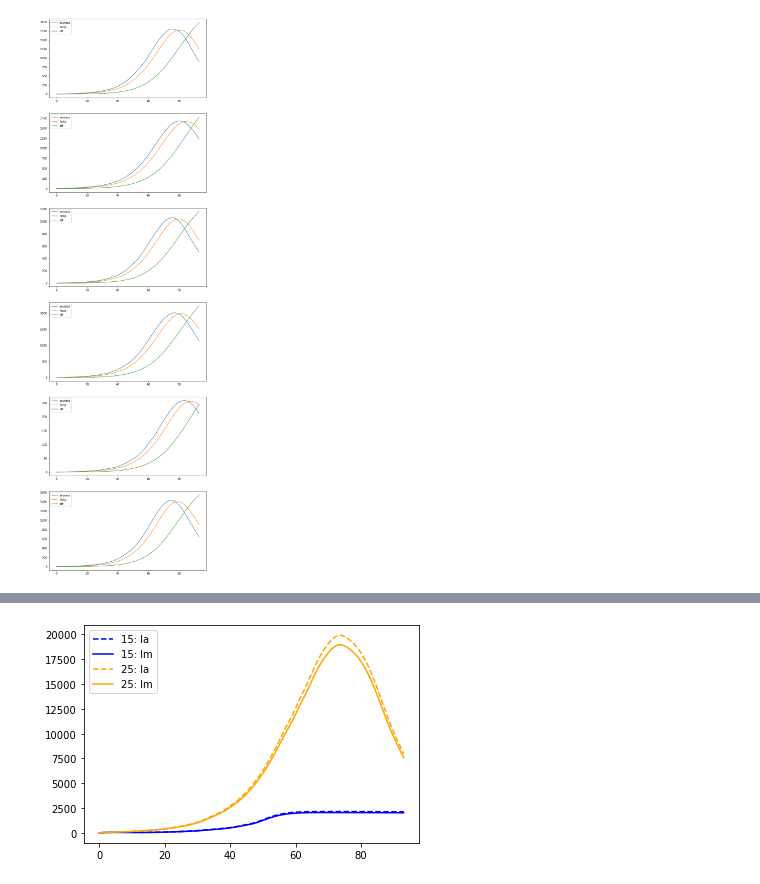
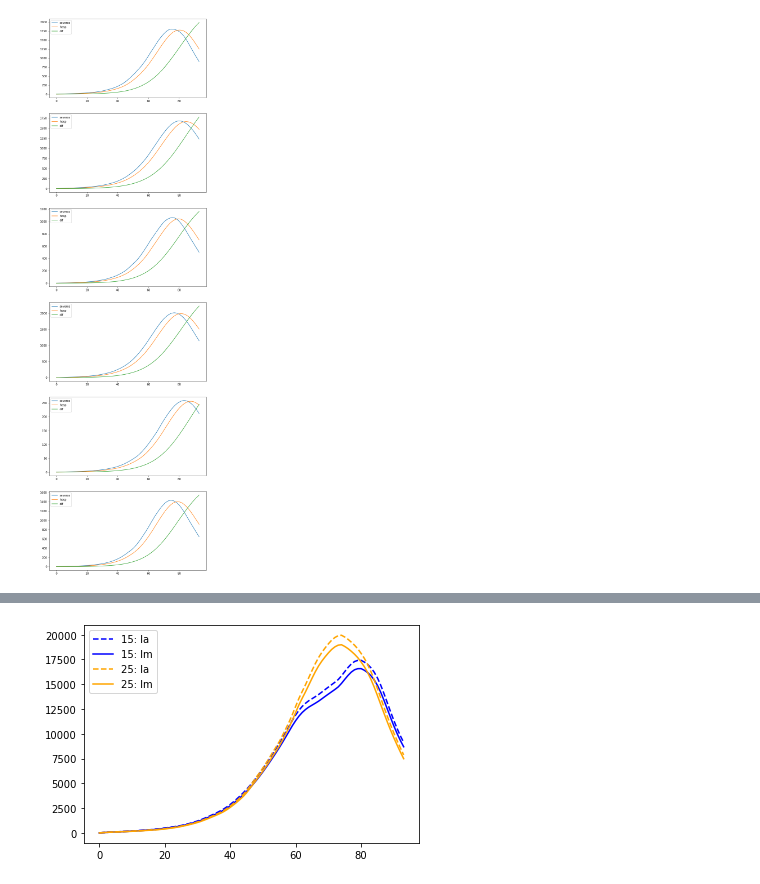
Before and after one commit to edtrelo/COVID19Model, a Jupyter notebook: src/model/casobase_reg.ipynb, the cells around one changed output, grey strips where cells are left out. Drawn from its saved outputs; the diff is of its cells as text; code cells hidden in the pictures.

```diff
--- a/src/model/casobase_reg.ipynb
+++ b/src/model/casobase_reg.ipynb
@@ -143,2 +148,4 @@ plt.show()
+# %%
+viajes = [es, s, d]
 # %%
 inicio_red = 25
@@ -177,3 +152,34 @@ def λ1(t, i, Ia, Im, Ip):
+# %%
+R = lambda t: (1-r) if t > inicio_red else 1
+# %%
+def λ1(t, i, Ia, Im, Ip):
+    wd = (fecha_inicio.weekday() + t) % 7
+
+    df = pd.DataFrame()
+    ixdf = None
+
+    if wd == 5:  #sábado
+        ixdf = 1
+    elif wd == 6: #domingo
+        ixdf = 2
+    else:
+        ixdf = 0
+
+    a = np.zeros(20, dtype = np.float64)
+
+    a[0] = t
+    a[1] = i
+
+    for j in range(6):
+        a[2 + j] = Ia[j] * viajes[ixdf].iloc[j, i]*R(t) / sum(viajes[ixdf].iloc[:, i]*R(t))
+
+    for j in range(6):
+        a[8 + j] = f * Im[j] * viajes[ixdf].iloc[j, i]*R(t) / sum(viajes[ixdf].iloc[:, i]*R(t))
+
+    for j in range(6):
+        a[14 + j] = Ip[j] * viajes[ixdf].iloc[j, i]*R(t) / sum(viajes[ixdf].iloc[:, i]*R(t))
+
+    return a.reshape((1, 20))
 # %%
 L = lambda t, i, Ia, Im, Ip: rf.predict(λ1(t, i, Ia, Im, Ip))[0]
 # %%
@@ -214,15 +220,15 @@ tdata = np.linspace(0, 93, 94) #22:38
 
 sol = solve_ivp(Model, (0, 94), x0, t_eval = tdata)
 # %%
-Y = sol.y
+Ys = sol.y
 # %%
 plt.plot()
-plt.plot(Y[8*0 + 6], label = '15: Ia', linestyle = '--', color = 'b')
-plt.plot(Y[8*0 + 7], label = '15: Im', color = 'b')
+plt.plot(Ys[8*0 + 6], label = '15: Ia', linestyle = '--', color = 'b')
+plt.plot(Ys[8*0 + 7], label = '15: Im', color = 'b')
 plt.plot(solBase.y[8*0 + 6], label = '25: Ia', linestyle = '--', color = 'orange')
 plt.plot(solBase.y[8*0 + 7], label = '25: Im', color = 'orange')
 plt.legend()
 
 plt.show()
 # %% [output]
-[figure, old version]
+[figure, new version]
```
Also changed, not shown: parts of 9 cells of this notebook, 2 other files.
